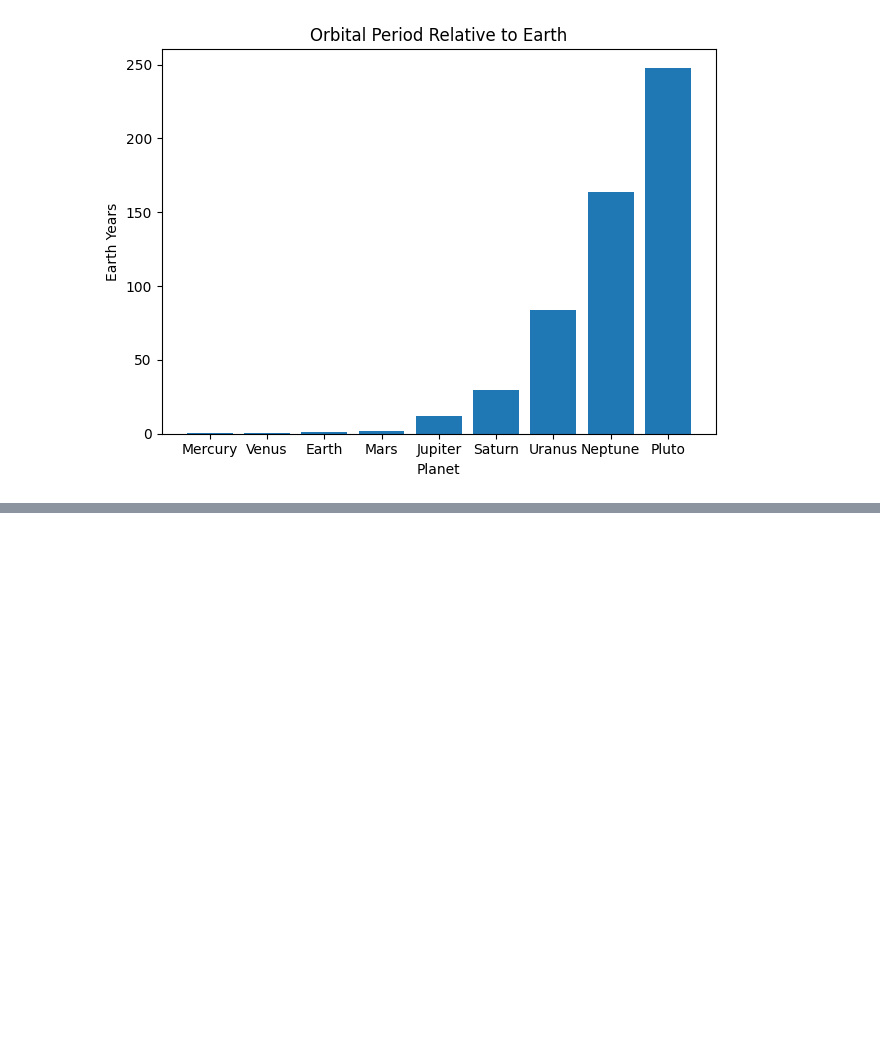
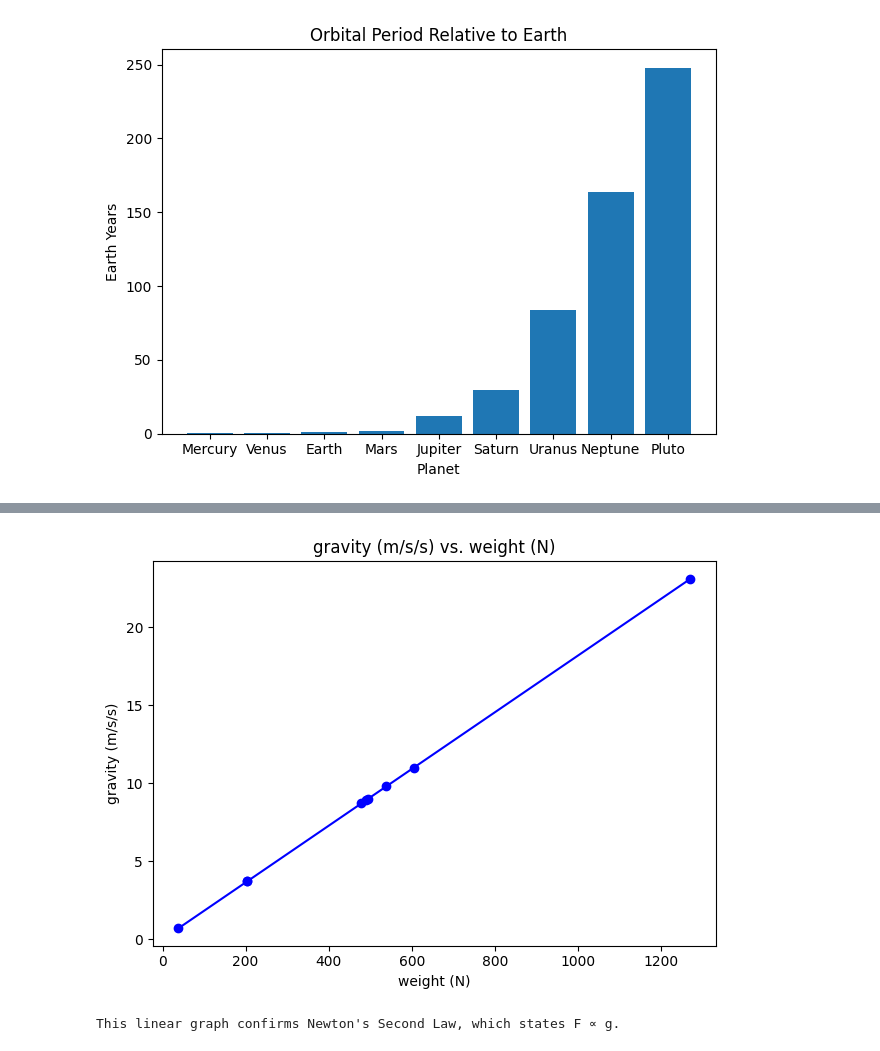
Before and after one commit to koisoysauce/space-projects, a Jupyter notebook: 01-planet-analysis/notebook.ipynb, the cells around one changed output, grey strips where cells are left out. Cells and saved outputs as stored; diff of their text form; code cells hidden in the pictures; blank space fills up the shorter version.

Commit message:
Confirm Newton's Second Law with supporting graph

```diff
--- a/01-planet-analysis/notebook.ipynb
+++ b/01-planet-analysis/notebook.ipynb
@@ -221,0 +220,6 @@ We see a linear graph formed from this graph, proving Kepler's Third Law: T²
+# %%
+# 5. How much do I weigh in each planet?
+df5 = df.copy()
+my_mass_kg = 55
+df5['my_weight (N)'] = df5['gravity'] * my_mass_kg
+df5[['planet', 'my_weight (N)']]
@@ -221,0 +237,14 @@ We see a linear graph formed from this graph, proving Kepler's Third Law: T²
+# %%
+# Weight is described as such by Newton's Second Law, F=mg
+# Thus, we can make a gravity vs weight graph to confirm Newton's Second Law, where the slope must be my mass
+df5 = df5.sort_values(by='my_weight (N)')
+plt.plot(df5['my_weight (N)'], df5['gravity'], 'bo-')
+plt.title('gravity (m/s/s) vs. weight (N)')
+plt.xlabel('weight (N)')
+plt.ylabel('gravity (m/s/s)')
+plt.tight_layout()
+plt.show()
+print("This linear graph confirms Newton's Second Law, which states F ∝ g.")
+# %% [output]
+[figure, added]
+This linear graph confirms Newton's Second Law, which states F ∝ g.
```
Also changed, not shown: parts of 3 cells of this notebook.
